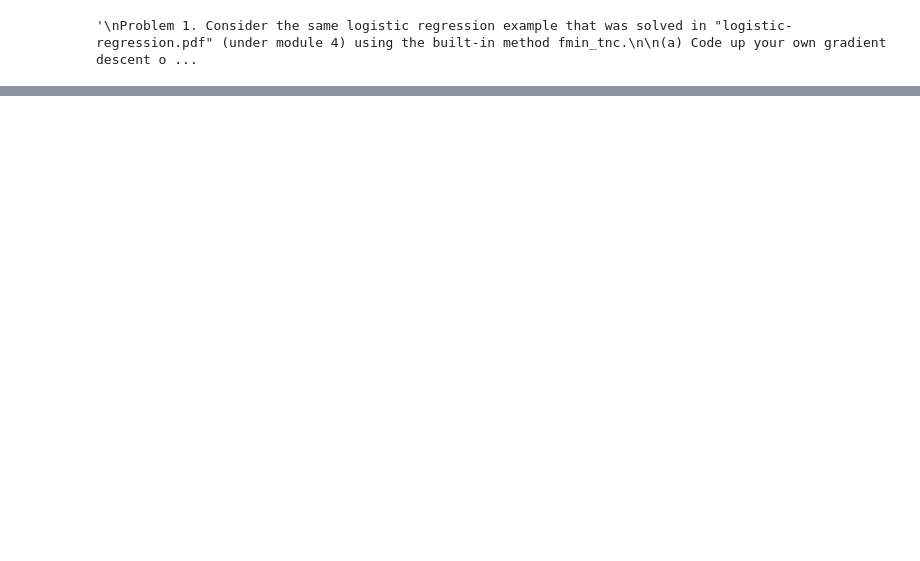
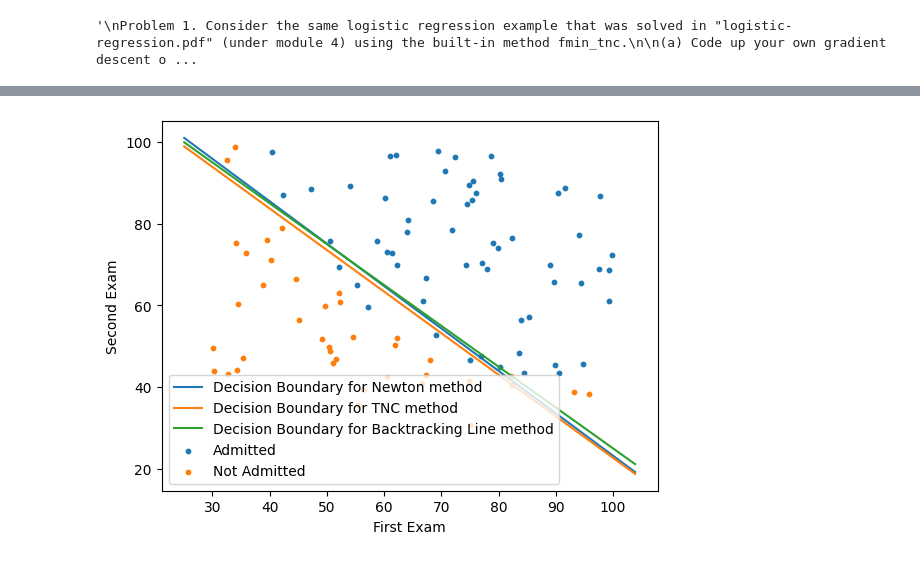
Before and after one commit to mselser95/ml_hw2, a Jupyter notebook: test.ipynb, the cells around one changed output, grey strips where cells are left out. Cells and saved outputs as stored; diff of their text form; code cells hidden in the pictures; blank space fills up the shorter version.

```diff
--- a/test.ipynb
+++ b/test.ipynb
@@ -178,0 +276,23 @@ array([[[552.62432251, 552.62432251, 552.62432251, ..., 552.62432251,
+# %%
+# par dict is a dictionary that has method -> values
+def plot_decision_boundary_comparison(x, par_dict, admitted, not_admitted):
+    for k, v in par_dict.items():
+        x_values = [np.min(x[:, 1] - 5), np.max(x[:, 2] + 5)]
+        y_values = - (v[0] + np.dot(v[1], x_values)) / v[2]
+        plt.plot(x_values, y_values, label=f"Decision Boundary for {k} method")
+    plt.scatter(admitted.iloc[:, 0], admitted.iloc[:, 1], s=10, label='Admitted')
+    plt.scatter(not_admitted.iloc[:, 0], not_admitted.iloc[:, 1], s=10, label='Not Admitted')
+    plt.xlabel('First Exam')
+    plt.ylabel('Second Exam')
+    plt.legend()
+    plt.show()
+
+par_dict = {
+    "Newton": theta_star_newton,
+    "TNC": theta_star,
+    "Backtracking Line": theta_star_backtrack
+}
+
+plot_decision_boundary_comparison(X, par_dict, admitted, not_admitted)
+# %% [output]
+[figure, added]
```
Also changed, not shown: parts of 15 cells of this notebook, 1 other file.
